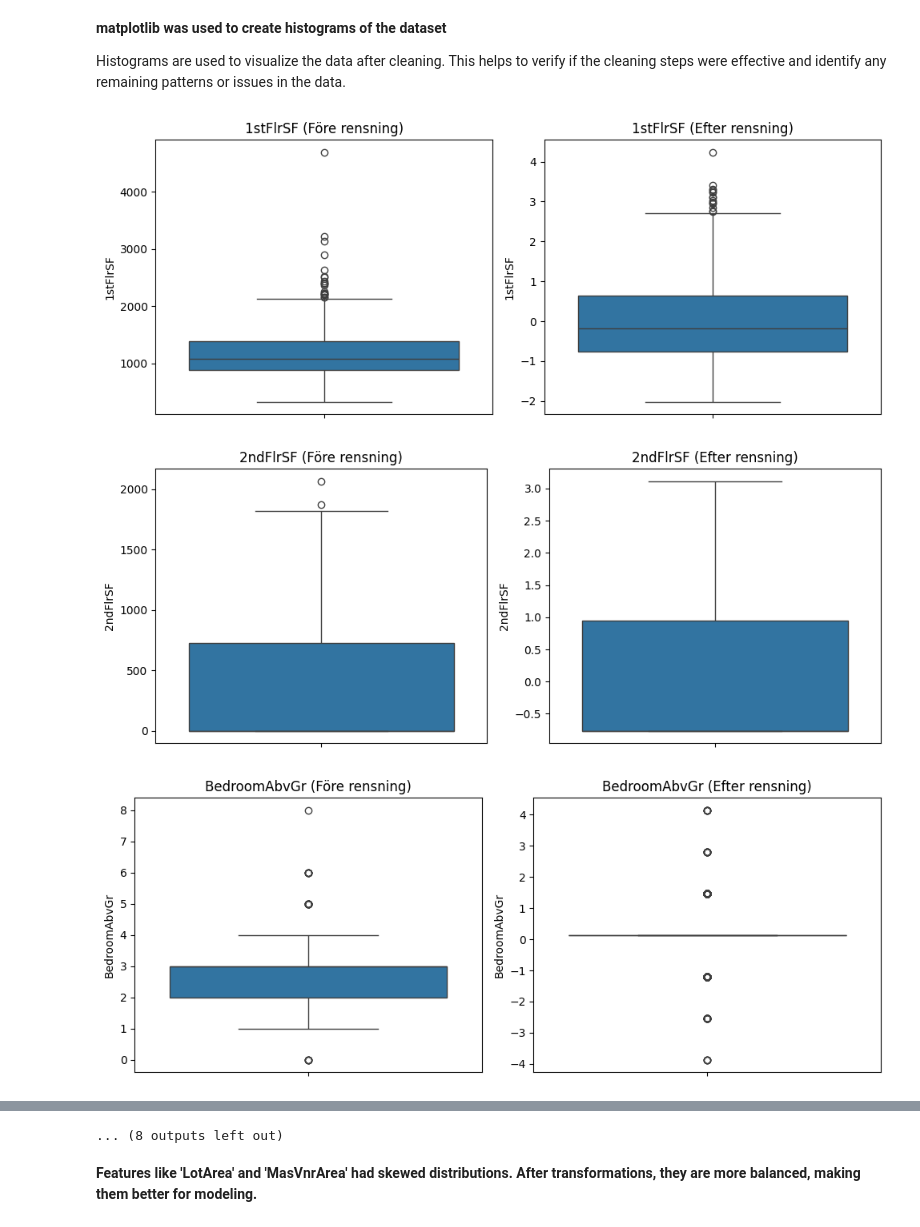
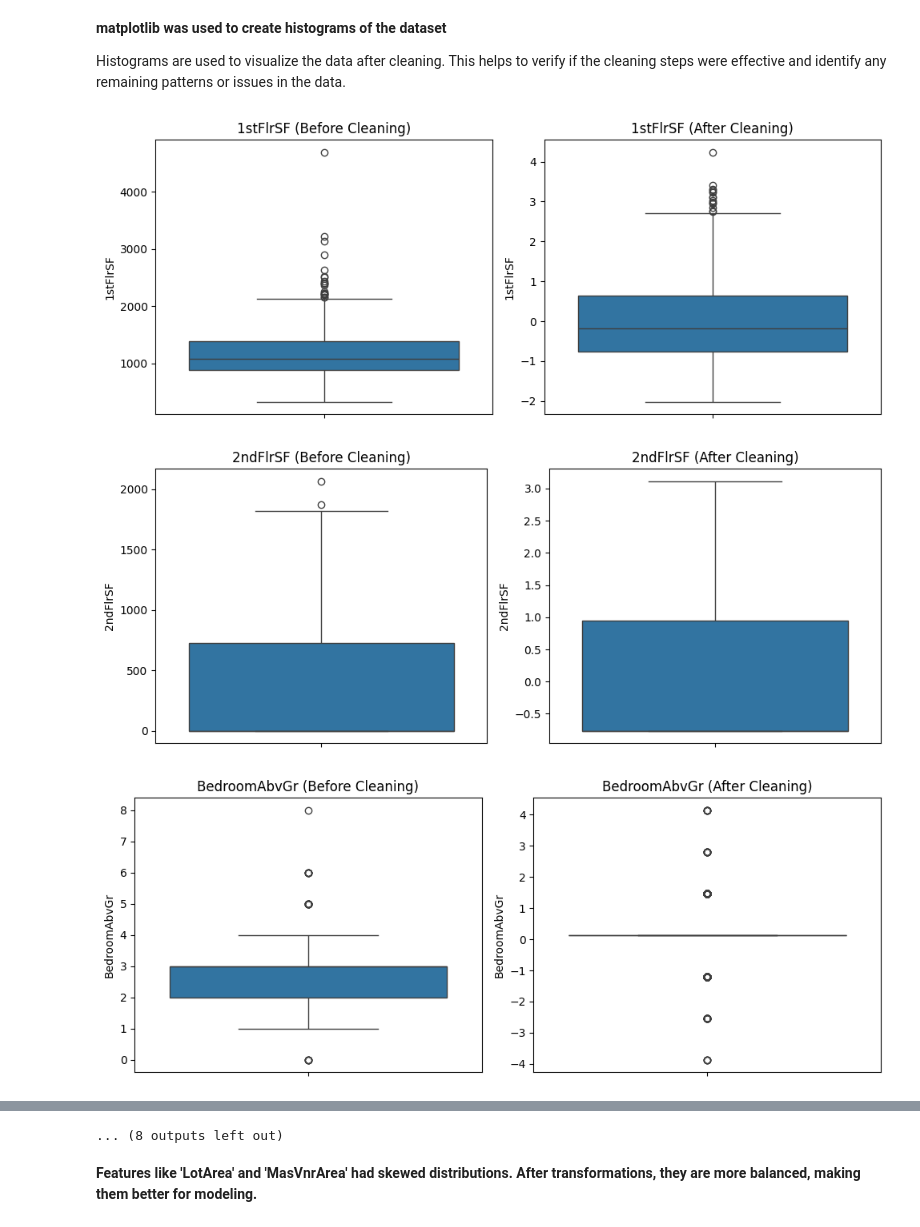
Before and after one commit to Patteerrik/Heritage-Housing-Issues, a Jupyter notebook: jupyter_notebooks/DataCleaning.ipynb, the cells around one changed output, grey strips where cells are left out. Cells and saved outputs as stored; diff of their text form; code cells hidden in the pictures.

```diff
--- a/jupyter_notebooks/DataCleaning.ipynb
+++ b/jupyter_notebooks/DataCleaning.ipynb
@@ -268,24 +268,24 @@ df_cleaned['KitchenQual'] = df_cleaned['KitchenQual'].astype('category')
 
 Histograms are used to visualize the data after cleaning. This helps to verify if the cleaning steps were effective and identify any remaining patterns or issues in the data.
 # %%
-# Välj numeriska features i originaldatan
+# Select numerical features in the original data
 numerical_features = df.select_dtypes(include=['number']).columns
 
 for feature in numerical_features:
     fig, axes = plt.subplots(nrows=1, ncols=2, figsize=(10, 4))
 
-    # Boxplot för före rensning
+    # Boxplot for before cleaning
     sns.boxplot(y=df[feature], ax=axes[0])
-    axes[0].set_title(f"{feature} (Före rensning)")
+    axes[0].set_title(f"{feature} (Before Cleaning)")
 
-    # Boxplot för efter rensning (om feature finns i df_cleaned)
+    # Boxplot for after cleaning (if the feature exists in df_cleaned)
     if feature in df_cleaned.columns:
         sns.boxplot(y=df_cleaned[feature], ax=axes[1])
-        axes[1].set_title(f"{feature} (Efter rensning)")
+        axes[1].set_title(f"{feature} (After Cleaning)")
 
     plt.tight_layout()
     plt.show()
 # %% [output]
-[figure, old version]
+[figure, new version]
-[figure, old version]
+[figure, new version]
-[figure, old version]
+[figure, new version]
```
Also changed, not shown: parts of 1 cell of this notebook.
